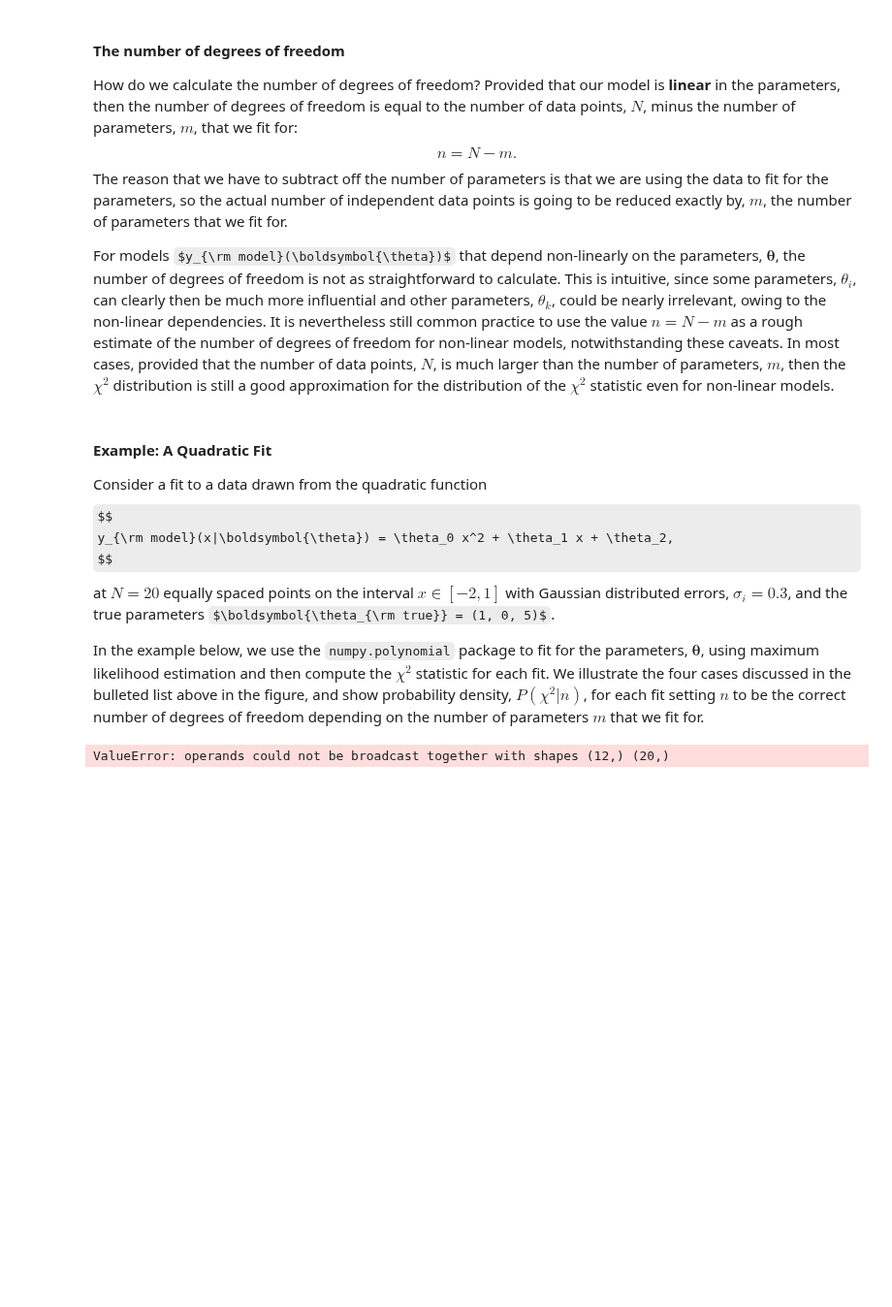
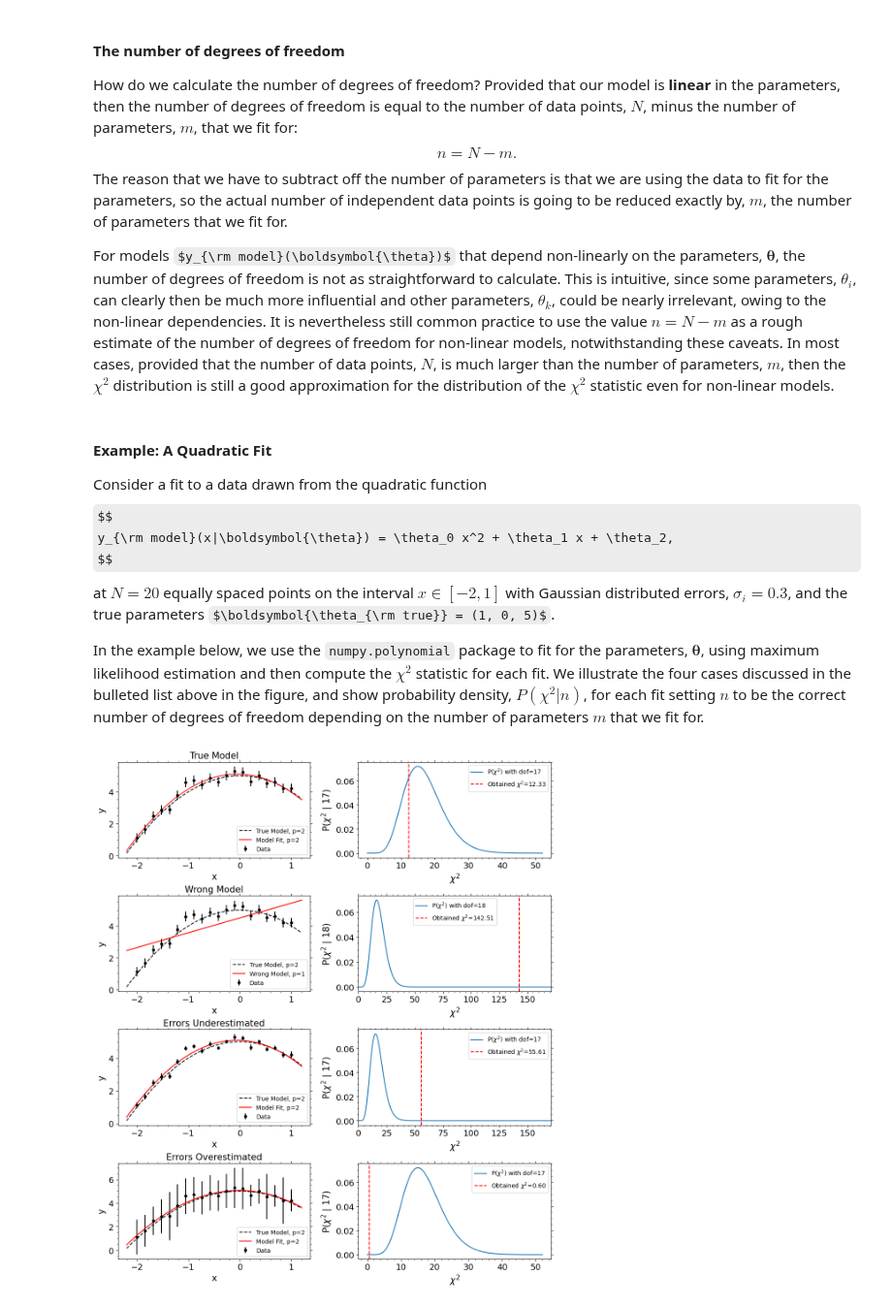
Before and after one commit to enigma-igm/Phys29, a Jupyter notebook: Phys29/lectures/Week9/01_fitting_data.ipynb, the cells around one changed output. Shown at 97% size. Cells and saved outputs as stored; diff of their text form; code cells hidden in the pictures; some formulas as TeX source; blank space fills up the shorter version.

```diff
--- a/Phys29/lectures/Week9/01_fitting_data.ipynb
+++ b/Phys29/lectures/Week9/01_fitting_data.ipynb
@@ -742,7 +782,7 @@ y_true = np.polyval(theta_quad, x)
 y_true_fine = np.polyval(theta_quad, x_fine)
 # Add some constant Gaussian noise
 sig_y = np.full_like(x, 0.3)
-y = y_true + sigma_y * rng.standard_normal(len(x))
+y = y_true + sig_y * rng.standard_normal(len(x))
 p2 = 2
 p1 = 1
 
@@ -780,8 +820,6 @@ p_chi2_p2 = 1.0 - stats.chi2.cdf(chi2_p2, dof_p2)
 p_chi2_p1 = 1.0 - stats.chi2.cdf(chi2_p1, dof_p1)
 p_chi2_p2_tobig= 1.0 - stats.chi2.cdf(chi2_p2_tobig, dof_p2)
 p_chi2_p2_tosmal = 1.0 - stats.chi2.cdf(chi2_p2_tosmal, dof_p2)
-# %% [output]
-ValueError: operands could not be broadcast together with shapes (12,) (20,)
 # %%
 markersize= 4
 
@@ -831,41 +869,43 @@ axes[2, 0].set_xlabel('x', fontsize=15)
 axes[2, 0].set_ylabel('y', fontsize=15)
 axes[2, 0].legend(loc='lower right')
 
-chi2_values = np.linspace(0, dof_p2 + 10.0*np.sqrt(2.0*dof_p2), 400)
+chi2_values = np.linspace(0, chi2_p1*2, 400)
 axes[2, 1].plot(chi2_values, stats.chi2.pdf(chi2_values, dof_p2), label=f'P($\chi^2$) with dof={dof_p2}')
 axes[2, 1].axvline(chi2_p2_tosmal, color='r', linestyle='--', label=f'Obtained $\chi^2$={chi2_p2_tosmal:.2f}')
 axes[2, 1].set_xlabel('$\chi^2$', fontsize=15)
 axes[2, 1].set_ylabel('P($\chi^2$ | {:d})'.format(dof_p2), fontsize=15)
 axes[2, 1].legend()
-axes[2,1].set_xlim(0, 1.2*chi2_p2_tosmal)
+axes[2,1].set_xlim(0, 1.2*chi2_p1)
 
 # Plot for p2 with overestimated errors
 axes[3, 0].errorbar(x, y, yerr=sig_y_tobig, fmt='o', color='k', label='Data', markersize=markersize)
 axes[3, 0].plot(x_fine, y_true_fine, color='k', linestyle='--', alpha=0.9, linewidth=1.5, label=f'True Model, p={p2}')
 axes[3, 0].plot(x_fine, y_p2_fit_tobig_fine, color='red', label=f'Model Fit, p={p2}')
 axes[3, 0].set_title('Errors Overestimated', fontsize=15)
 axes[3, 0].set_xlabel('x', fontsize=15)
 axes[3, 0].set_ylabel('y', fontsize=15)
 axes[3, 0].legend(loc='lower right')
 
 chi2_values = np.linspace(0, dof_p2 + 6.0*np.sqrt(2.0*dof_p2), 400)
 axes[3, 1].plot(chi2_values, stats.chi2.pdf(chi2_values, dof_p2), label=f'P($\chi^2$) with dof={dof_p2}')
 axes[3, 1].axvline(chi2_p2_tobig, color='r', linestyle='--', label=f'Obtained $\chi^2$={chi2_p2_tobig:.2f}')
 axes[3, 1].set_xlabel('$\chi^2$', fontsize=15)
 axes[3, 1].set_ylabel('P($\chi^2$ | {:d})'.format(dof_p2), fontsize=15)
 axes[3, 1].legend()
 
 
 ax_0 = axes[:, 0].flatten()
 for a in ax_0:
     ax.set_xlim(-2.5, 1.5)
     ax.set_ylim(-1.5,7.0)
 
 ax_flat = axes.flatten()
 for a in ax_flat:
     a.tick_params(which='both', bottom=True, top=True, left=True, right=True, labelbottom=True, labelsize=14)
     a.xaxis.set_minor_locator(AutoMinorLocator())
     a.yaxis.set_minor_locator(AutoMinorLocator())
 
 # Adjust the space between subplots
 plt.subplots_adjust(wspace=0.25, hspace=0.4)
+# %% [output]
+[figure, added]
```
Also changed, not shown: parts of 15 cells of this notebook, 1 other file.
